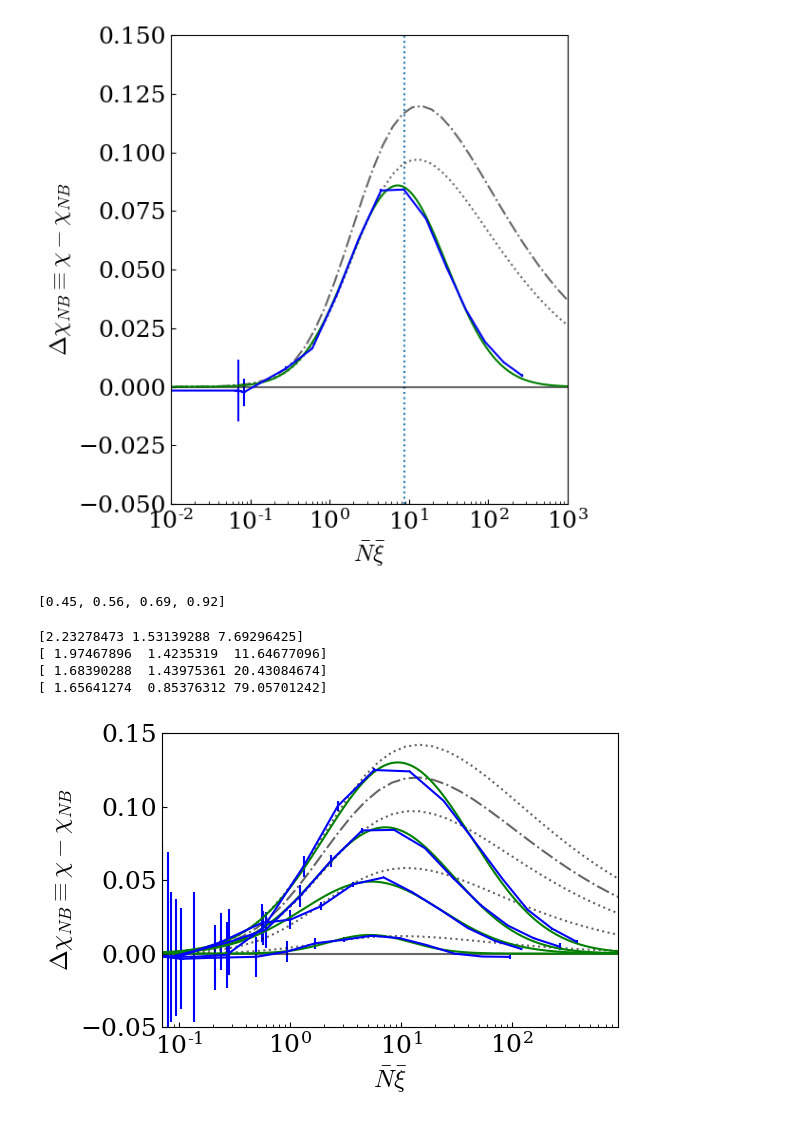
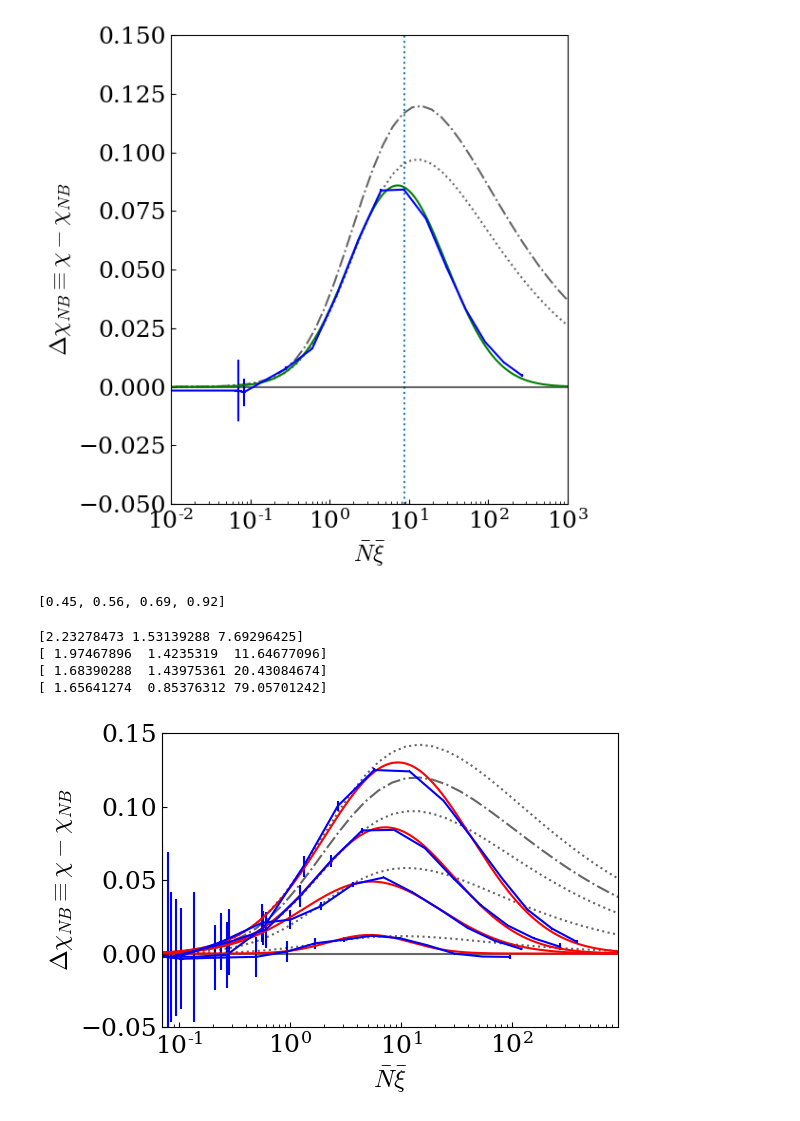
Before and after one commit to FedeDavilaKurban/VPF, a Jupyter notebook: plots_erf_gauss.ipynb, the cells around one changed output. Drawn from its saved outputs; the diff is of its cells as text; code cells hidden in the pictures.

```diff
--- a/plots_erf_gauss.ipynb
+++ b/plots_erf_gauss.ipynb
@@ -814,7 +814,7 @@ for file in files:
                                         #sigma=np.sqrt(chierr[nanmask]))
     print(p_opt)
     xe = np.geomspace(1E-2,1E3,1000)
-    ax.plot(xe, lognorm_guess(xe,p_opt[0],p_opt[1],p_opt[2]),color='g')
+    ax.plot(xe, lognorm_guess(xe,p_opt[0],p_opt[1],p_opt[2]),color='r')
 
 
 
@@ -823,31 +823,31 @@ ax.set_xscale('log')
 
 # Y Labels
 ax.set_ylabel(r'$\Delta\chi_{NB}\equiv\chi-\chi_{NB}$',fontsize=fs)
 
 # X Labels
 ax.set_xlabel(r'$\bar{N}\bar{\xi}$',fontsize=fs)
 
 # Y axis limis
 ylim1,ylim2 = -.05,.15
 ax.set_ylim([ylim1,ylim2])
 
 # X axis limits
 xlim1,xlim2=7E-2,9E2
 ax.set_xlim(xlim1,xlim2)
 
 # Ticks
 ax.tick_params(labelsize=fs)
 
 
 # Final
 plt.tight_layout()
 plt.subplots_adjust(wspace=0.01)
 
 plt.show()
 # %% [output]
 [0.45, 0.56, 0.69, 0.92]
 [2.23278473 1.53139288 7.69296425]
 [ 1.97467896  1.4235319  11.64677096]
 [ 1.68390288  1.43975361 20.43084674]
 [ 1.65641274  0.85376312 79.05701242]
-[figure, old version]
+[figure, new version]
```
Also changed, not shown: 18 other files.
